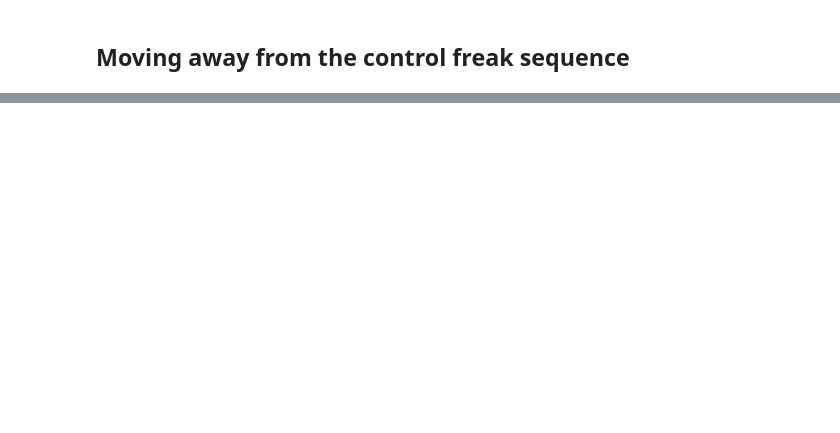
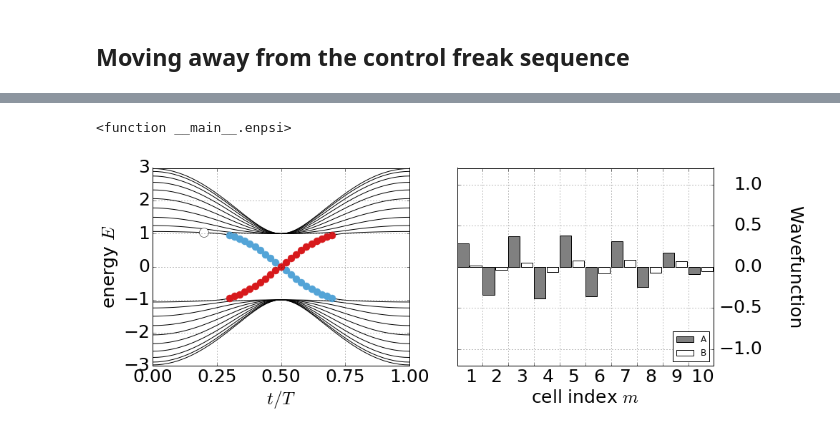
Before and after one commit to oroszl/topins, a Jupyter notebook: RM.ipynb, the cells around one changed output, grey strips where cells are left out. Drawn from its saved outputs; the diff is of its cells as text; code cells hidden in the pictures; blank space fills up the shorter version.

```diff
--- a/RM.ipynb
+++ b/RM.ipynb
@@ -194,0 +246,8 @@ interact(seq_and_d,funcs=fixed('uvwNSCF'),ti=(0,len(tran[:,0])-1))
+# %%
+# Generating the not-so control freak data
+NSCFdata=pumpdata(numLoc=2,norm_treshold=0.6,func=uvwNSCF)
+# %%
+interact(enpsi,PD=fixed(NSCFdata),ti=(0,len(tran[:,0])-1),n=(0,19))
+# %% [output]
+<function __main__.enpsi>
+[figure, added]
```
Also changed, not shown: parts of 18 cells of this notebook.
